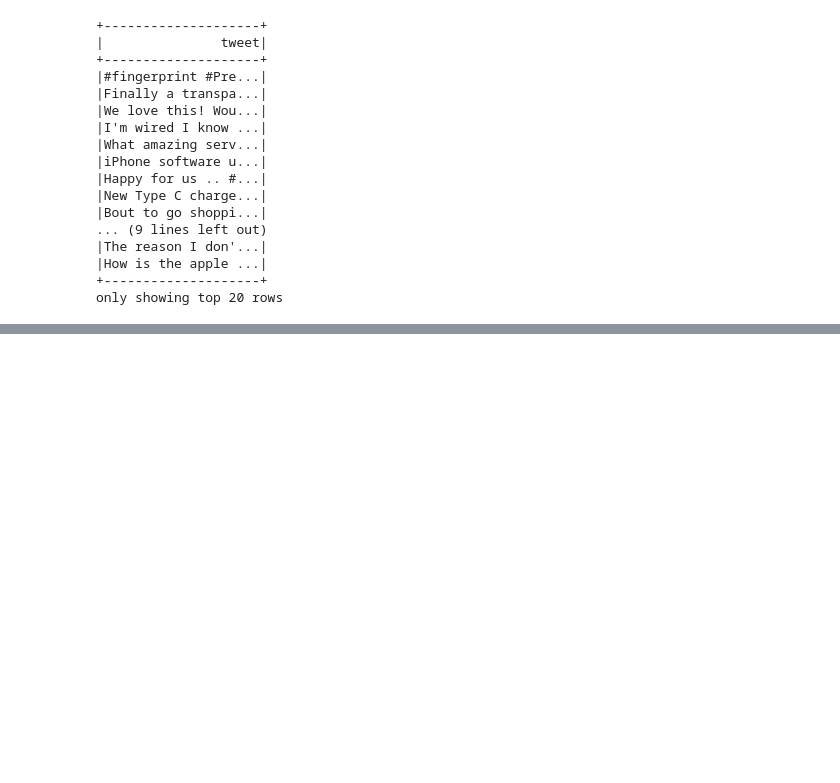
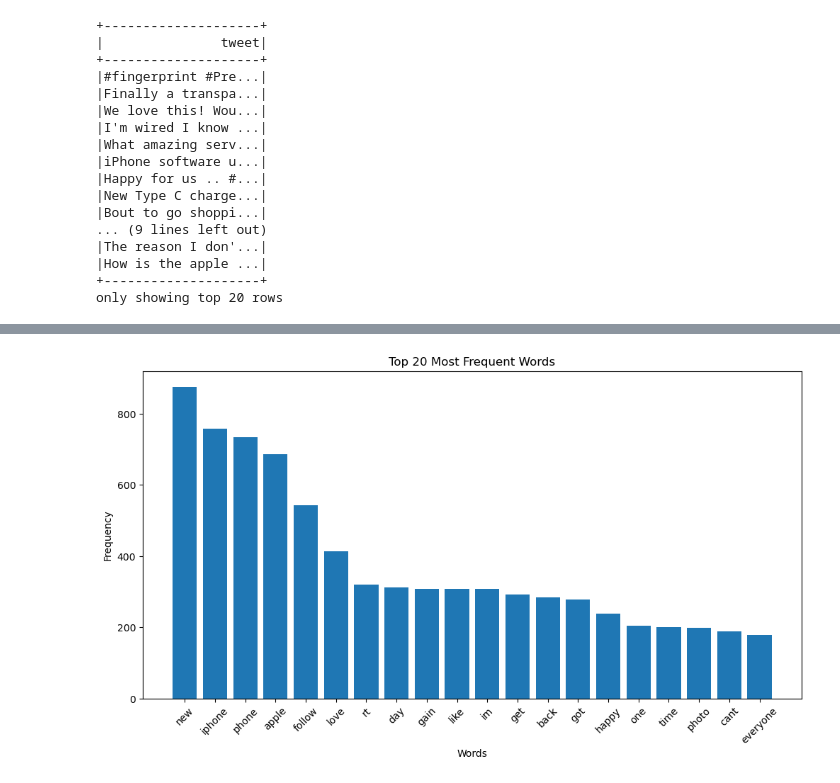
Before and after one commit to omarahmed93/pyspark-sentiment-analysis, a Jupyter notebook: spark_project.ipynb, the cells around one changed output, grey strips where cells are left out. Drawn from its saved outputs; the diff is of its cells as text; code cells hidden in the pictures; blank space fills up the shorter version.

```diff
--- a/spark_project.ipynb
+++ b/spark_project.ipynb
@@ -80,0 +185,2 @@ from pyspark.ml.feature import Tokenizer, StopWordsRemover, HashingTF, IDF, Stri
+# %%
+df = df.withColumn("tweet", regexp_replace("tweet", r"\bpictwitter\w+\b", ""))
@@ -80,0 +205,5 @@ from pyspark.ml.feature import Tokenizer, StopWordsRemover, HashingTF, IDF, Stri
+# %%
+df = df.withColumn("tweet", regexp_replace("tweet", r"\s{2,}", " "))
+
+# Remove leading/trailing spaces
+df = df.withColumn("tweet", trim(df["tweet"]))
@@ -80,0 +230,4 @@ from pyspark.ml.feature import Tokenizer, StopWordsRemover, HashingTF, IDF, Stri
+# %%
+remover = StopWordsRemover(inputCol="words", outputCol="filtered_words")
+df = remover.transform(df)
+df.select("tweet", "filtered_words").show(truncate=False)
@@ -80,0 +385,10 @@ from pyspark.ml.feature import Tokenizer, StopWordsRemover, HashingTF, IDF, Stri
+# %%
+from pyspark.sql.functions import explode, col
+
+# Explode filtered words into separate rows
+words_df = df.select(explode(col("filtered_words")).alias("word"))
+
+# Count and sort by frequency
+word_counts = words_df.groupBy("word").count().orderBy(col("count").desc())
+
+word_counts.show(20, truncate=False)
@@ -80,0 +413,16 @@ from pyspark.ml.feature import Tokenizer, StopWordsRemover, HashingTF, IDF, Stri
+# %%
+import matplotlib.pyplot as plt
+
+# Convert to Pandas dataframe
+top_words = word_counts.limit(20).toPandas()
+
+# Plot bar chart
+plt.figure(figsize=(12,6))
+plt.bar(top_words['word'], top_words['count'])
+plt.xticks(rotation=45)
+plt.title('Top 20 Most Frequent Words')
+plt.xlabel('Words')
+plt.ylabel('Frequency')
+plt.show()
+# %% [output]
+[figure, added]
```
Also changed, not shown: parts of 24 cells of this notebook.
